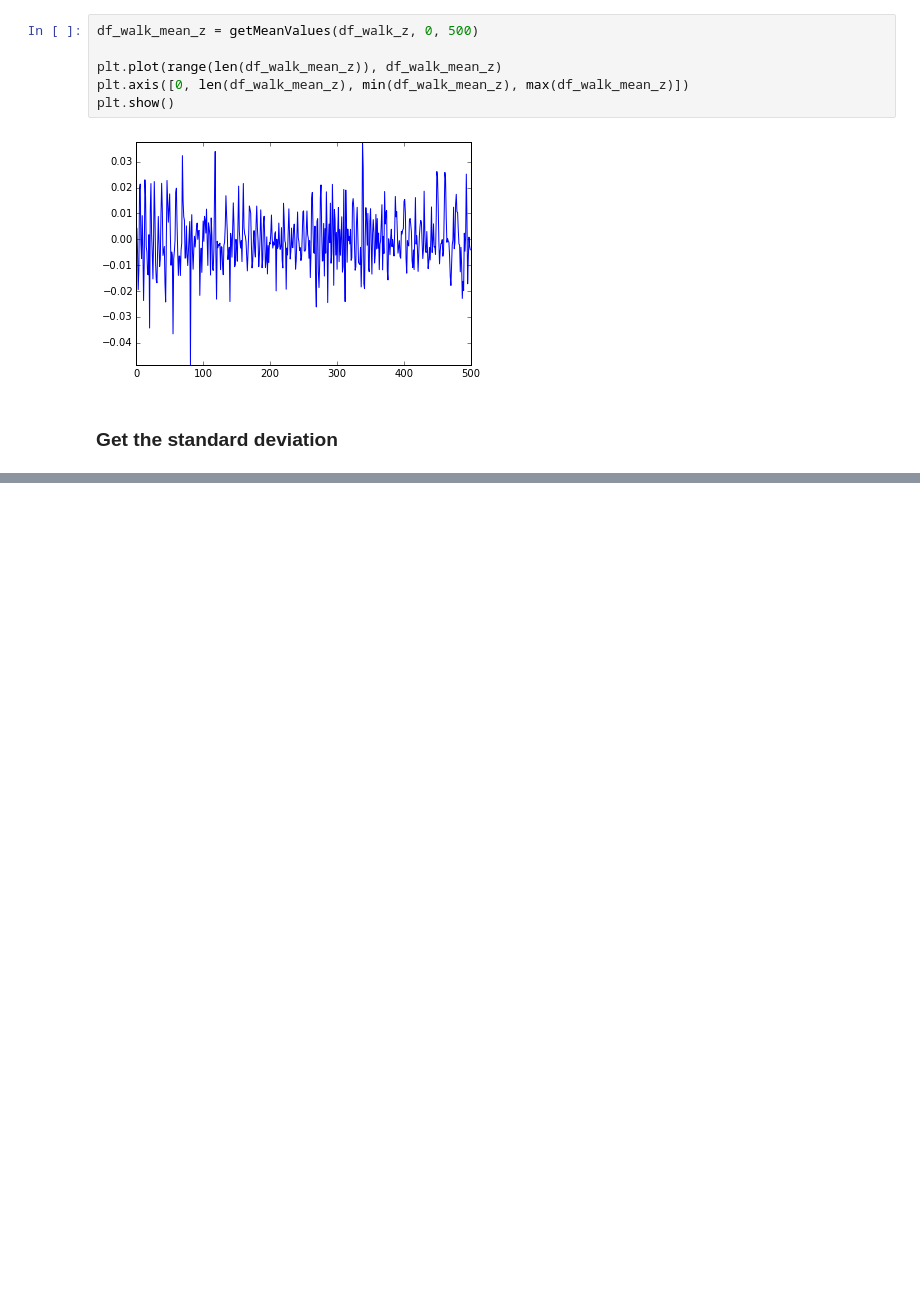
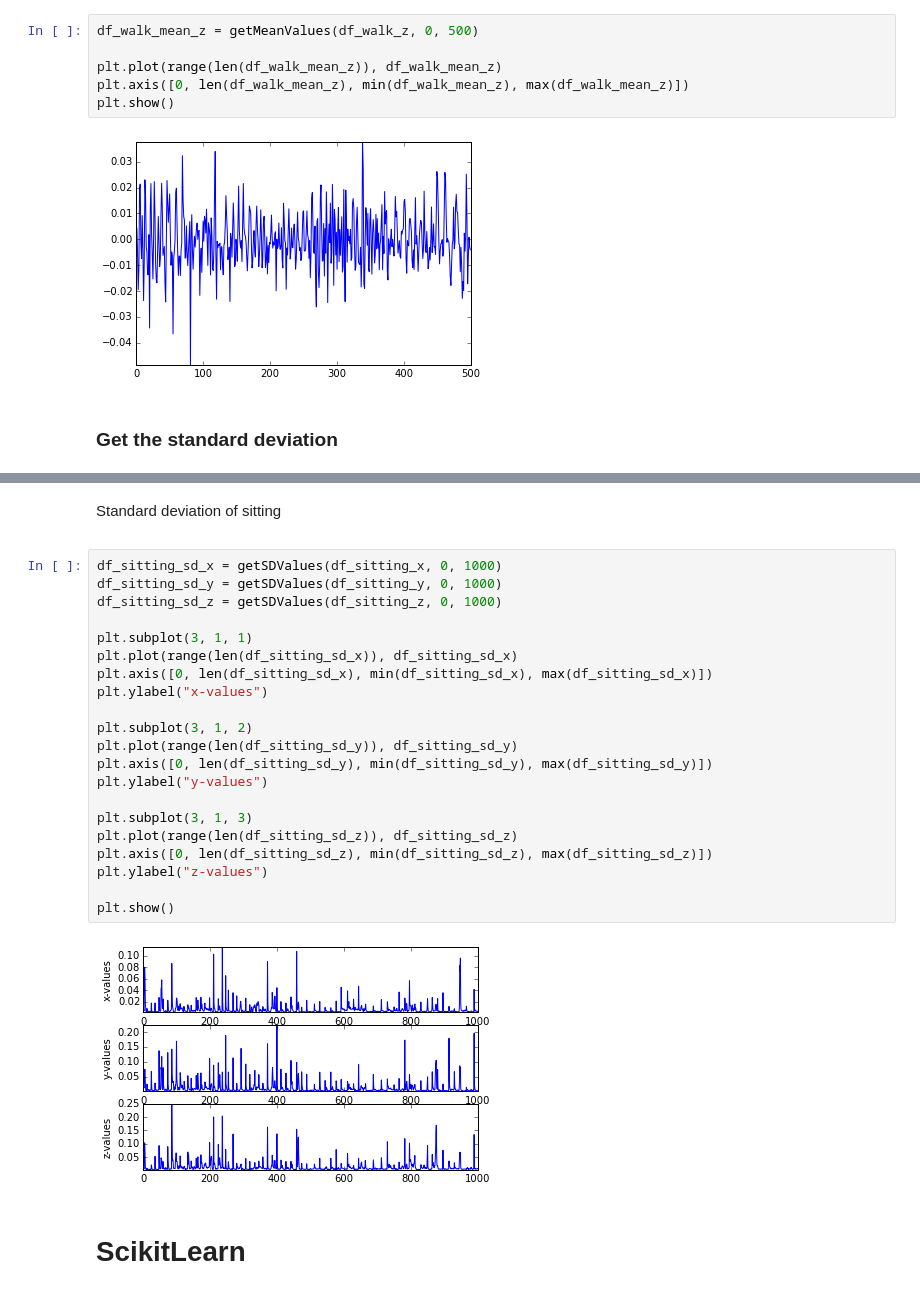
Before and after one commit to hessenh/Feature-extraction-and-data-visualization, a Jupyter notebook: Panda.ipynb, the cells around one changed output, grey strips where cells are left out. Cells and saved outputs as stored; diff of their text form; blank space fills up the shorter version.

```diff
--- a/Panda.ipynb
+++ b/Panda.ipynb
@@ -327,0 +349,27 @@ plt.show()
+# %% [markdown]
+<p>Standard deviation of sitting<p>
+# %%
+df_sitting_sd_x = getSDValues(df_sitting_x, 0, 1000)
+df_sitting_sd_y = getSDValues(df_sitting_y, 0, 1000)
+df_sitting_sd_z = getSDValues(df_sitting_z, 0, 1000)
+
+plt.subplot(3, 1, 1)
+plt.plot(range(len(df_sitting_sd_x)), df_sitting_sd_x)
+plt.axis([0, len(df_sitting_sd_x), min(df_sitting_sd_x), max(df_sitting_sd_x)])
+plt.ylabel("x-values")
+
+plt.subplot(3, 1, 2)
+plt.plot(range(len(df_sitting_sd_y)), df_sitting_sd_y)
+plt.axis([0, len(df_sitting_sd_y), min(df_sitting_sd_y), max(df_sitting_sd_y)])
+plt.ylabel("y-values")
+
+plt.subplot(3, 1, 3)
+plt.plot(range(len(df_sitting_sd_z)), df_sitting_sd_z)
+plt.axis([0, len(df_sitting_sd_z), min(df_sitting_sd_z), max(df_sitting_sd_z)])
+plt.ylabel("z-values")
+
+plt.show()
+# %% [output]
+[figure, added]
+# %% [markdown]
+<h1>ScikitLearn</h1>
```
Also changed, not shown: parts of 9 cells of this notebook.
